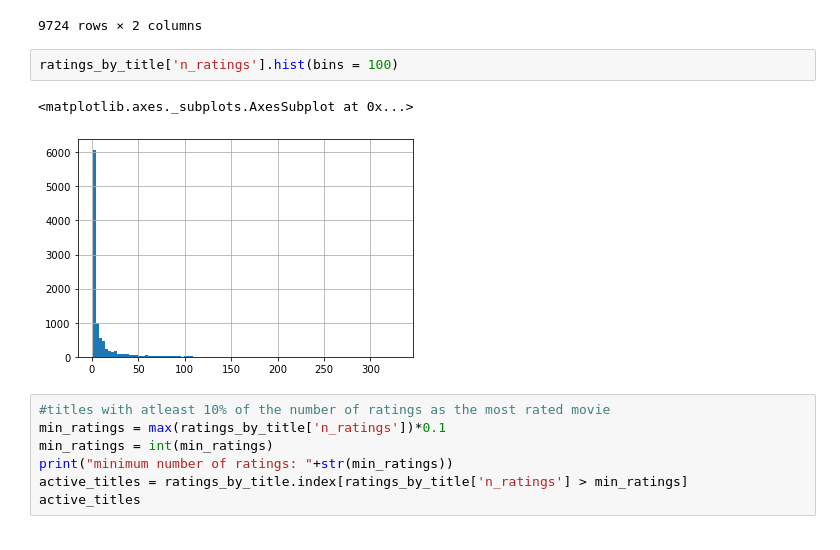
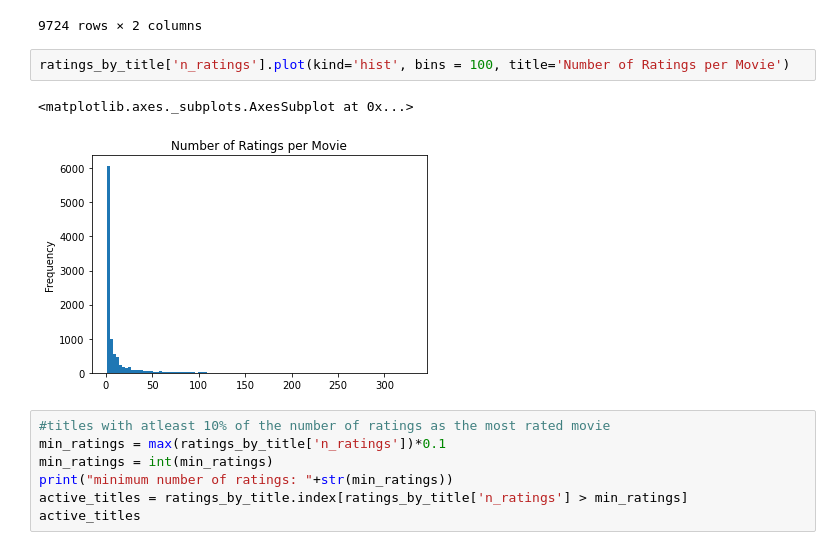
Before and after one commit to youmxr/CP421-Project, a Jupyter notebook: FinalProject.ipynb, the cells around one changed output. Saved outputs shown, nothing was run; the diff lists cells and outputs as text.

```diff
--- a/FinalProject.ipynb
+++ b/FinalProject.ipynb
@@ -95,10 +94,10 @@ ratings_by_title
 | Shadow Dancer (2012) | 99992 | 1 |
 9724 rows × 2 columns
 # %%
-ratings_by_title['n_ratings'].hist(bins = 100)
+ratings_by_title['n_ratings'].plot(kind='hist', bins = 100, title='Number of Ratings per Movie')
 # %% [output]
 <matplotlib.axes._subplots.AxesSubplot at 0x...>
-[figure, old version]
+[figure, new version]
 # %%
 #titles with atleast 10% of the number of ratings as the most rated movie
 min_ratings = max(ratings_by_title['n_ratings'])*0.1
```
Also changed, not shown: parts of 15 cells of this notebook.
